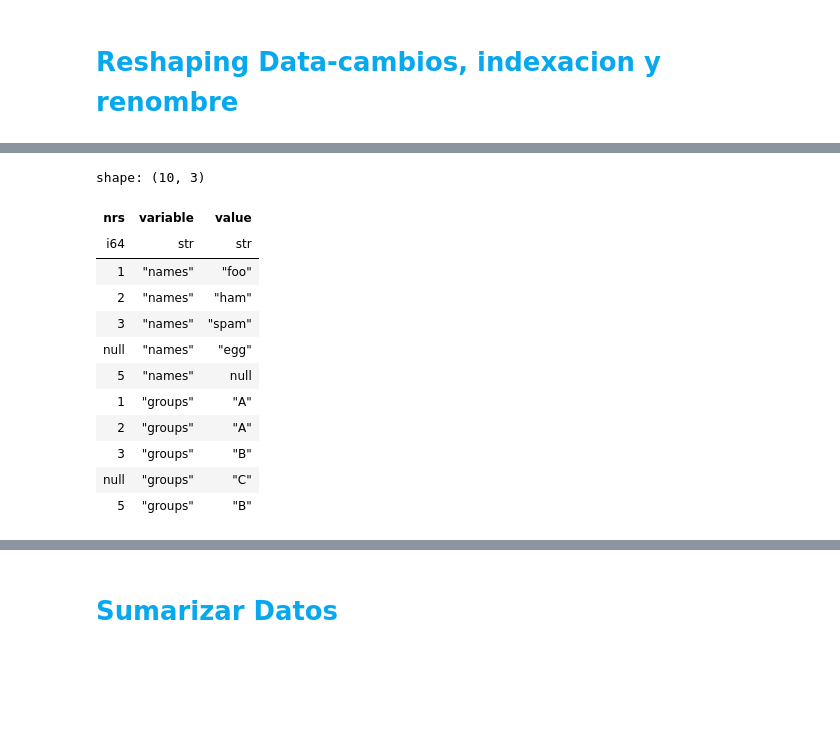
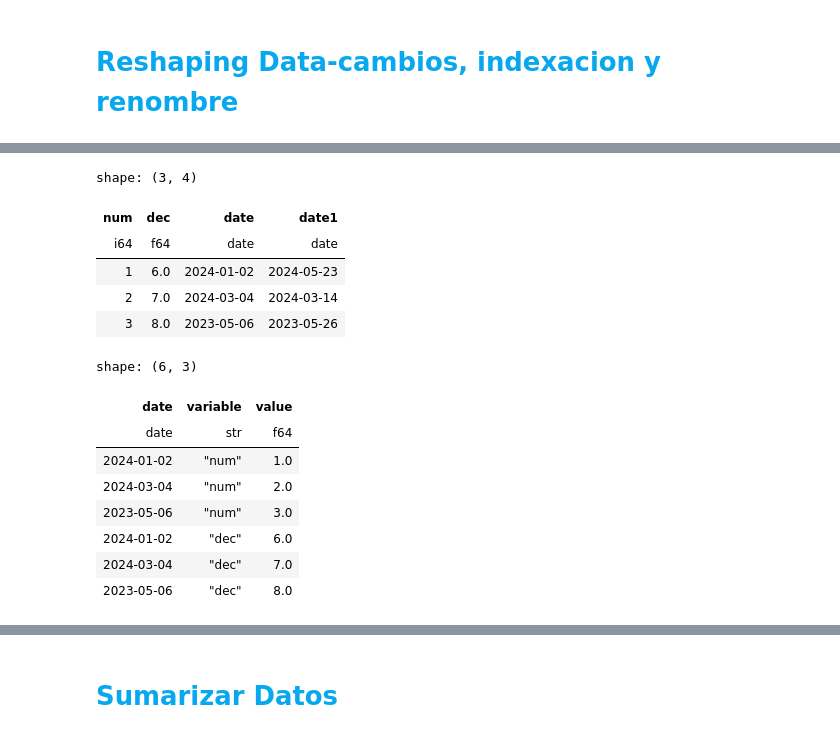
Before and after one commit to Viny2030/colabs, a Jupyter notebook: polars.ipynb, the cells around one changed output, grey strips where cells are left out. Drawn from its saved outputs; the diff is of its cells as text; code cells hidden in the pictures; blank space fills up the shorter version.

```diff
--- a/polars.ipynb
+++ b/polars.ipynb
@@ -1931,20 +1890,25 @@ shape: (5, 5)
 # %%
 import warnings
 warnings.filterwarnings("ignore")
+# %%
+df
+# %% [output]
+shape: (3, 4)
+| num | dec | date | date1 |
+| i64 | f64 | date | date |
+| 1 | 6.0 | 2024-01-02 | 2024-05-23 |
+| 2 | 7.0 | 2024-03-04 | 2024-03-14 |
+| 3 | 8.0 | 2023-05-06 | 2023-05-26 |
 # %%
 # Recopilar columnas en filas
-df.melt(id_vars="nrs", value_vars=["names", "groups"])
+df.melt(id_vars="date", value_vars=["num", "dec"])
 # %% [output]
-shape: (10, 3)
+shape: (6, 3)
-| nrs | variable | value |
-| i64 | str | str |
-| 1 | "names" | "foo" |
-| 2 | "names" | "ham" |
-| 3 | "names" | "spam" |
-| null | "names" | "egg" |
-| 5 | "names" | null |
-| 1 | "groups" | "A" |
-| 2 | "groups" | "A" |
-| 3 | "groups" | "B" |
-| null | "groups" | "C" |
-| 5 | "groups" | "B" |
+| date | variable | value |
+| date | str | f64 |
+| 2024-01-02 | "num" | 1.0 |
+| 2024-03-04 | "num" | 2.0 |
+| 2023-05-06 | "num" | 3.0 |
+| 2024-01-02 | "dec" | 6.0 |
+| 2024-03-04 | "dec" | 7.0 |
+| 2023-05-06 | "dec" | 8.0 |
```
Also changed, not shown: parts of 61 cells of this notebook.
